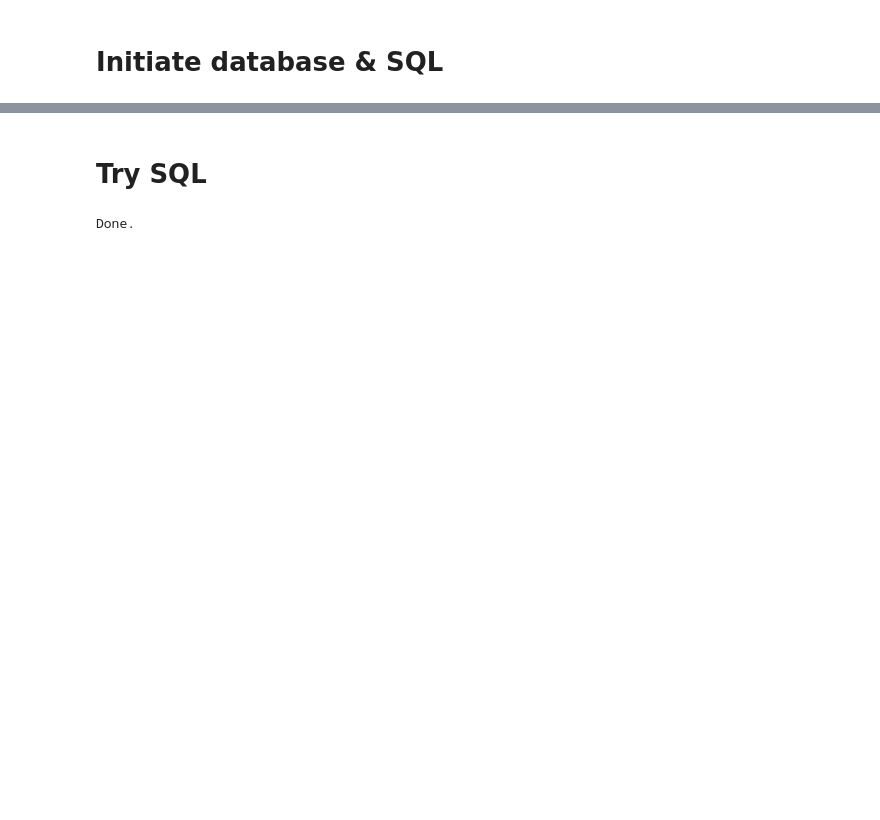
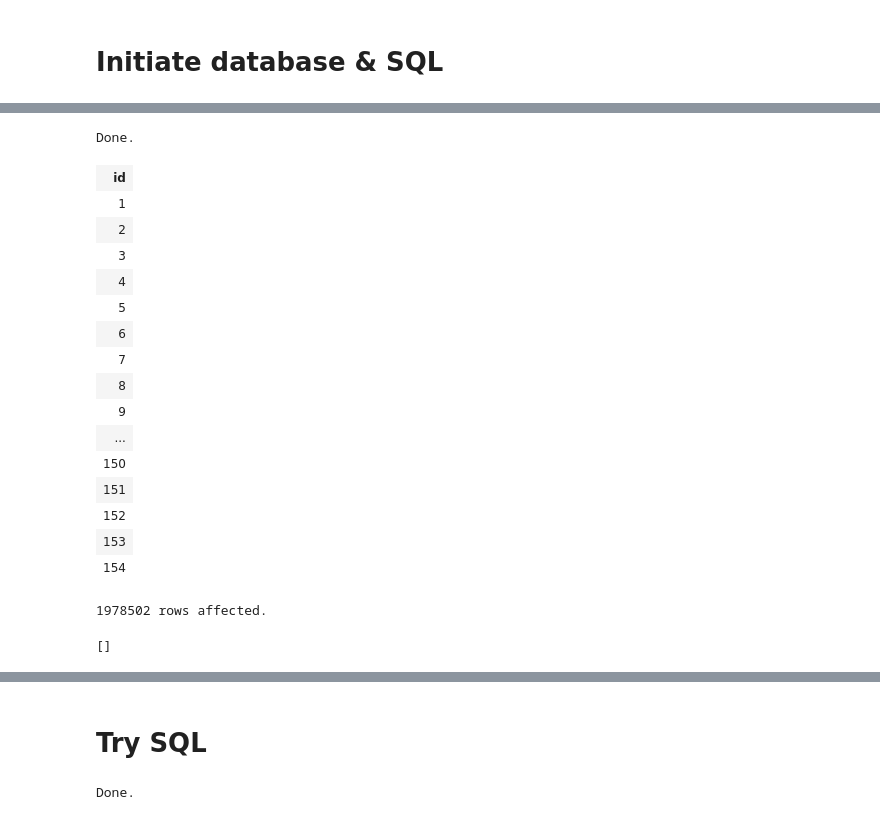
Before and after one commit to zzhang83/Yelp_Sentiment_Analysis, a Jupyter notebook: database.ipynb, the cells around one changed output, grey strips where cells are left out. Cells and saved outputs as stored; diff of their text form; code cells hidden in the pictures; blank space fills up the shorter version.

```diff
--- a/database.ipynb
+++ b/database.ipynb
@@ -231 +246,28 @@ Requirement already satisfied: six in /Users/zhangtong/anaconda/lib/python3.6/si
 'Connected: None@yelp.db'
+# %%
+%%sql
+SELECT id FROM income
+# %% [output]
+Done.
+| id |
+| 1 |
+| 2 |
+| 3 |
+| 4 |
+| 5 |
+| 6 |
+| 7 |
+| 8 |
+| 9 |
+| ... |
+| 150 |
+| 151 |
+| 152 |
+| 153 |
+| 154 |
+# %%
+%%sql
+UPDATE review_fact_table SET income_id=(SELECT income.id FROM income, business WHERE income.state=business.state);
+# %% [output]
+1978502 rows affected.
+[]
```
Also changed, not shown: parts of 14 cells of this notebook.
